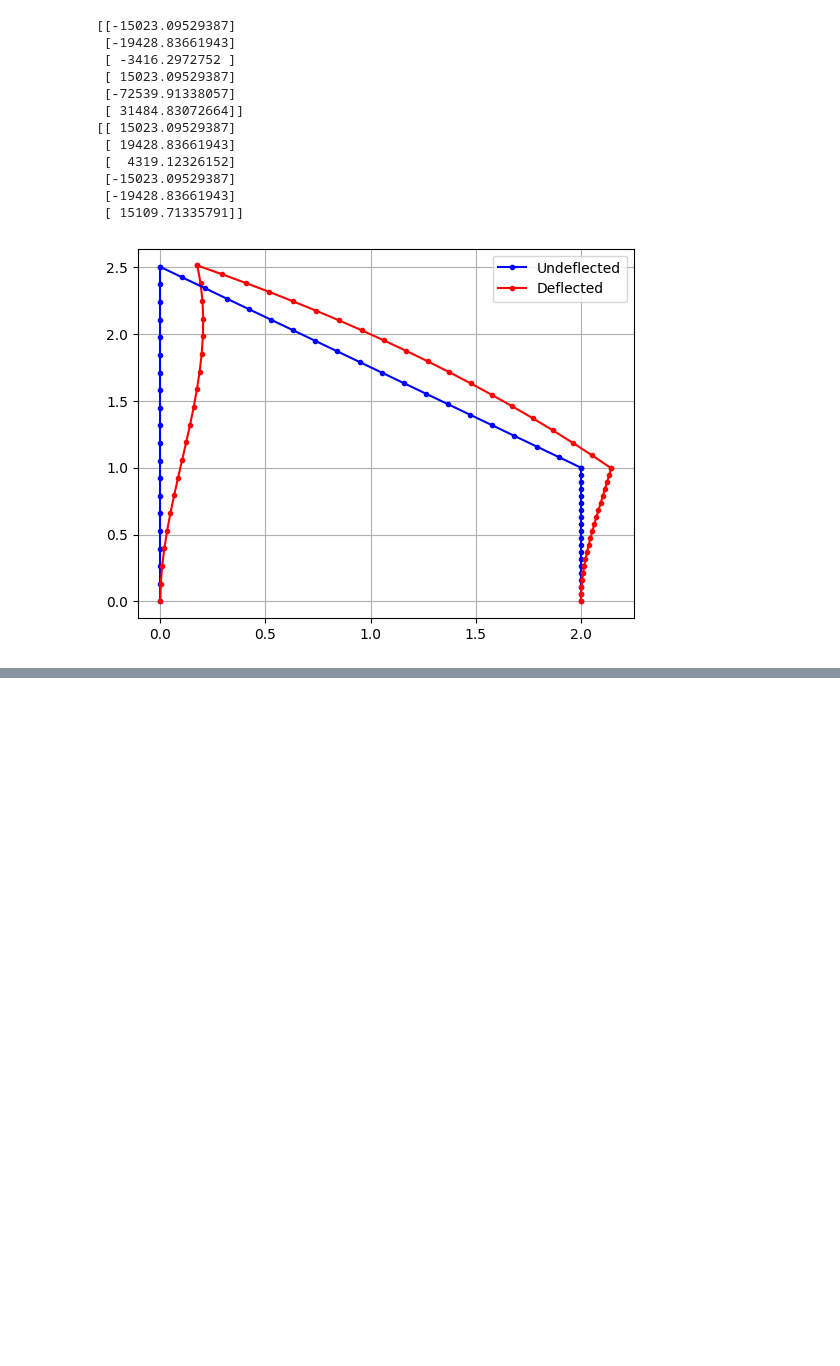
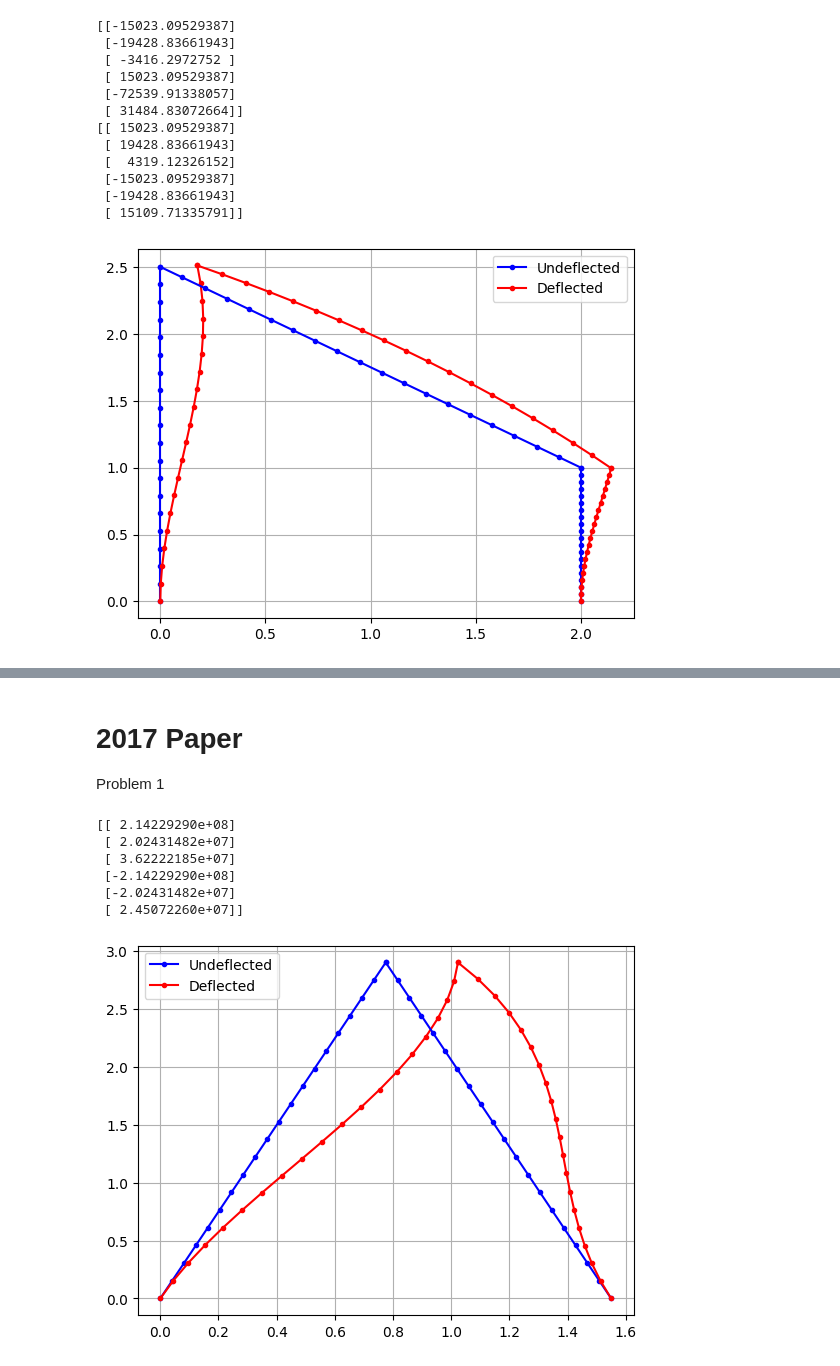
Before and after one commit to danielmcnz/FEA-Tools, a Jupyter notebook: practise_questions.ipynb, the cells around one changed output, grey strips where cells are left out. Cells and saved outputs as stored; diff of their text form; code cells hidden in the pictures; blank space fills up the shorter version.

```diff
--- a/practise_questions.ipynb
+++ b/practise_questions.ipynb
@@ -500,0 +665,67 @@ structure.plot_structure(nodes, 50, 20)
+# %% [markdown]
+# 2017 Paper
+Problem 1
+# %%
+from FEA.FEA import *
+
+Asm1 = np.array([
+    [0, 0, 0, 1, 0, 0],
+    [0, 0, 0, 0, 1, 0],
+    [0, 0, 0, 0, 0, 1],
+])
+
+Asm2 = np.array([
+    [1, 0, 0, 0, 0, 0],
+    [0, 1, 0, 0, 0, 0],
+    [0, 0, 1, 0, 0, 0],
+])
+
+E = 200e9
+I = 4e-6
+A = 5e-4
+L1 = 3
+L2 = 3
+angle1 = 75
+angle2 = -75
+
+elements = [
+    Element(Asm1, E, I, L1, A, angle1, UDL=(-50e3, 1, -1)),
+    Element(Asm2, E, I, L2, A, angle2)
+]
+
+Q = np.zeros((3,1))
+
+structure = Structure(elements, Q)
+
+structure.solve()
+
+# print(structure.elements[0].global_stiffness)
+# print(structure.elements[1].global_stiffness)
+# print(structure.total_stiffness)
+
+# print(structure.elements[0].UDL_f_axial)
+# print(structure.elements[0].UDL_f_shear)
+# print(structure.elements[0].UDL_forces)
+
+# print(structure.q)
+
+# print(structure.elements[0].global_force - structure.elements[0].UDL_F_axial - structure.elements[0].UDL_F_shear)
+# print(structure.elements[1].global_force)
+
+# displacement = structure.elements[2].calculate_deflections(structure.elements[2].L/2)
+# print(displacement)
+
+nodes = np.array([
+    [[0, 0], [0.775, 2.898]],
+    [[0.775, 2.898],[1.55, 0]]
+])
+
+structure.plot_structure(nodes, 20, 20)
+# %% [output]
+[[ 2.14229290e+08]
+ [ 2.02431482e+07]
+ [ 3.62222185e+07]
+ [-2.14229290e+08]
+ [-2.02431482e+07]
+ [ 2.45072260e+07]]
+[figure, added]
```
Also changed, not shown: parts of 5 cells of this notebook, 1 other file.
